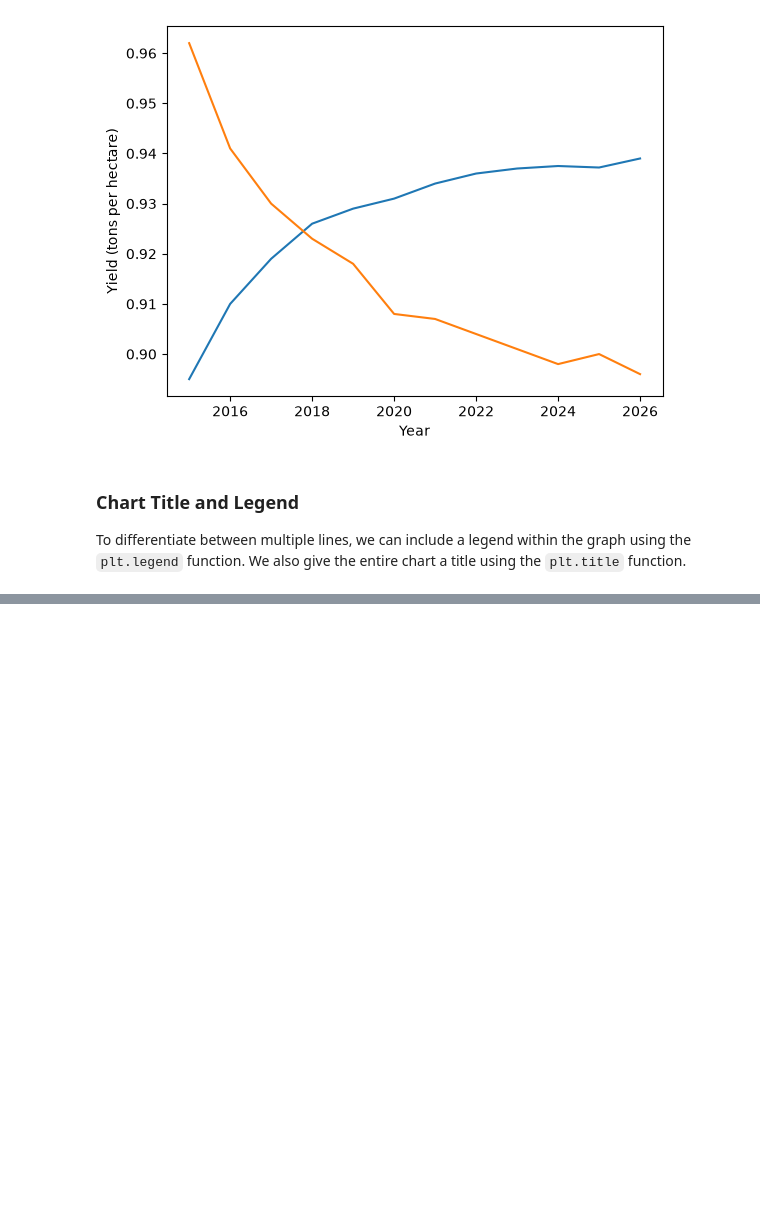
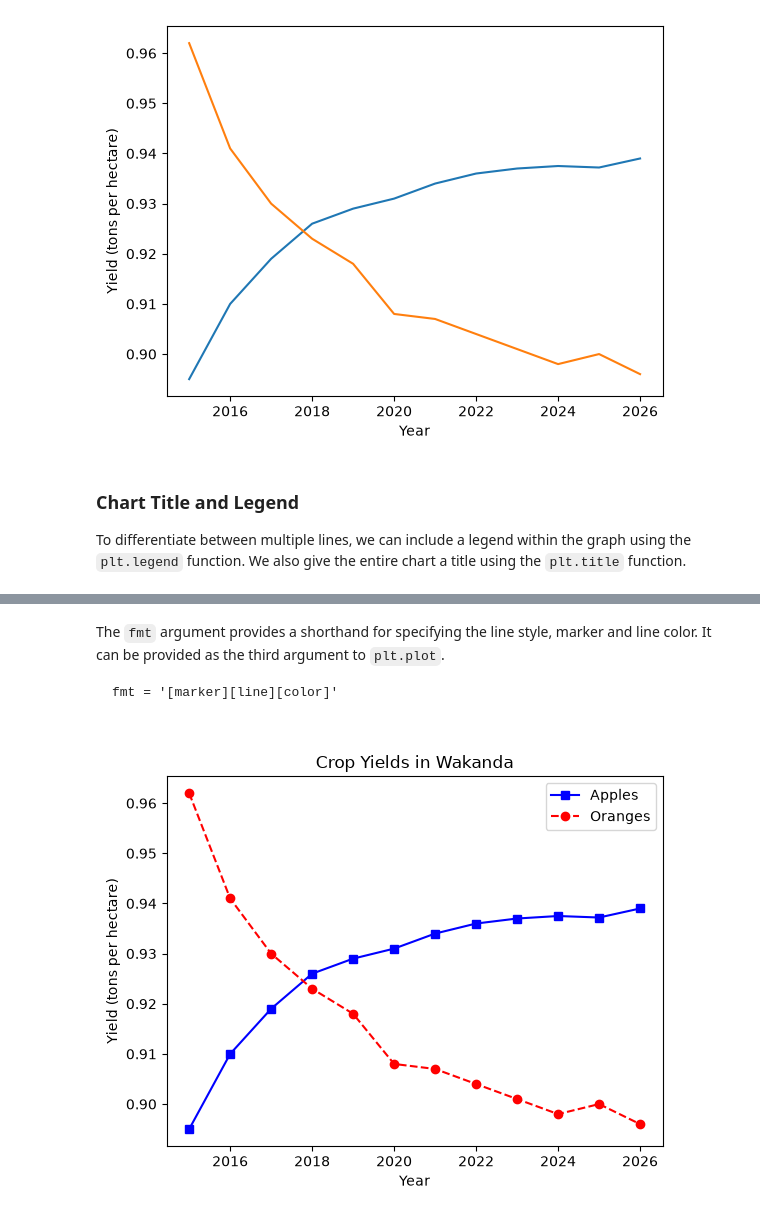
Before and after one commit to devmahbe/100_Numpy_Problems_With_Solutions, a Jupyter notebook: Week 7/Matplotlib.ipynb, the cells around one changed output, grey strips where cells are left out. Cells and saved outputs as stored; diff of their text form; code cells hidden in the pictures; blank space fills up the shorter version.

````diff
--- a/Week 7/Matplotlib.ipynb
+++ b/Week 7/Matplotlib.ipynb
@@ -77,0 +157,16 @@ plt.legend(['Apples', 'Oranges']);
+# %% [markdown]
+The `fmt` argument provides a shorthand for specifying the line style, marker and line color. It can be provided as the third argument to `plt.plot`.
+
+```
+fmt = '[marker][line][color]'
+# %%
+plt.plot(years, apples, 's-b')
+plt.plot(years, oranges, 'o--r')
+
+plt.xlabel('Year')
+plt.ylabel('Yield (tons per hectare)')
+
+plt.title("Crop Yields in Wakanda")
+plt.legend(['Apples', 'Oranges']);
+# %% [output]
+[figure, added]
````
Also changed, not shown: parts of 59 cells of this notebook, 2 other files.
